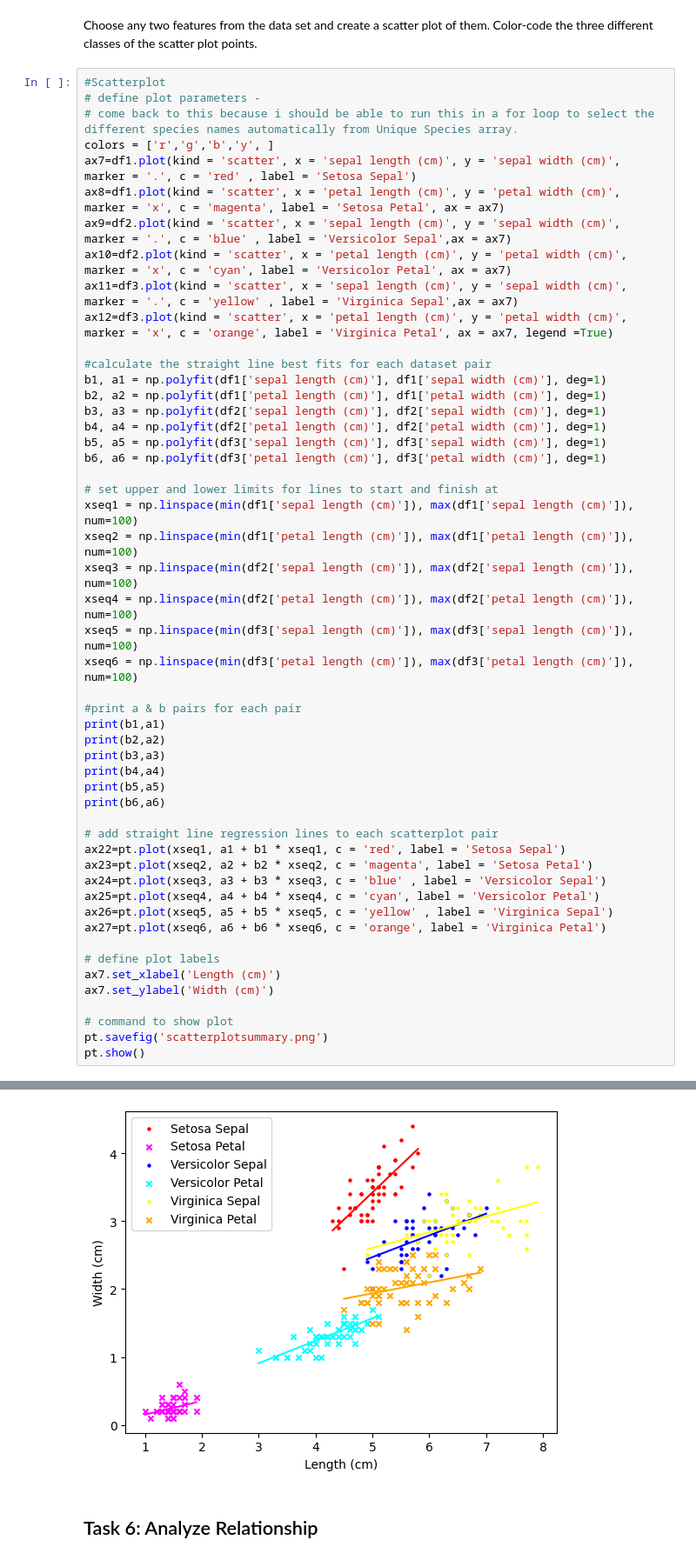
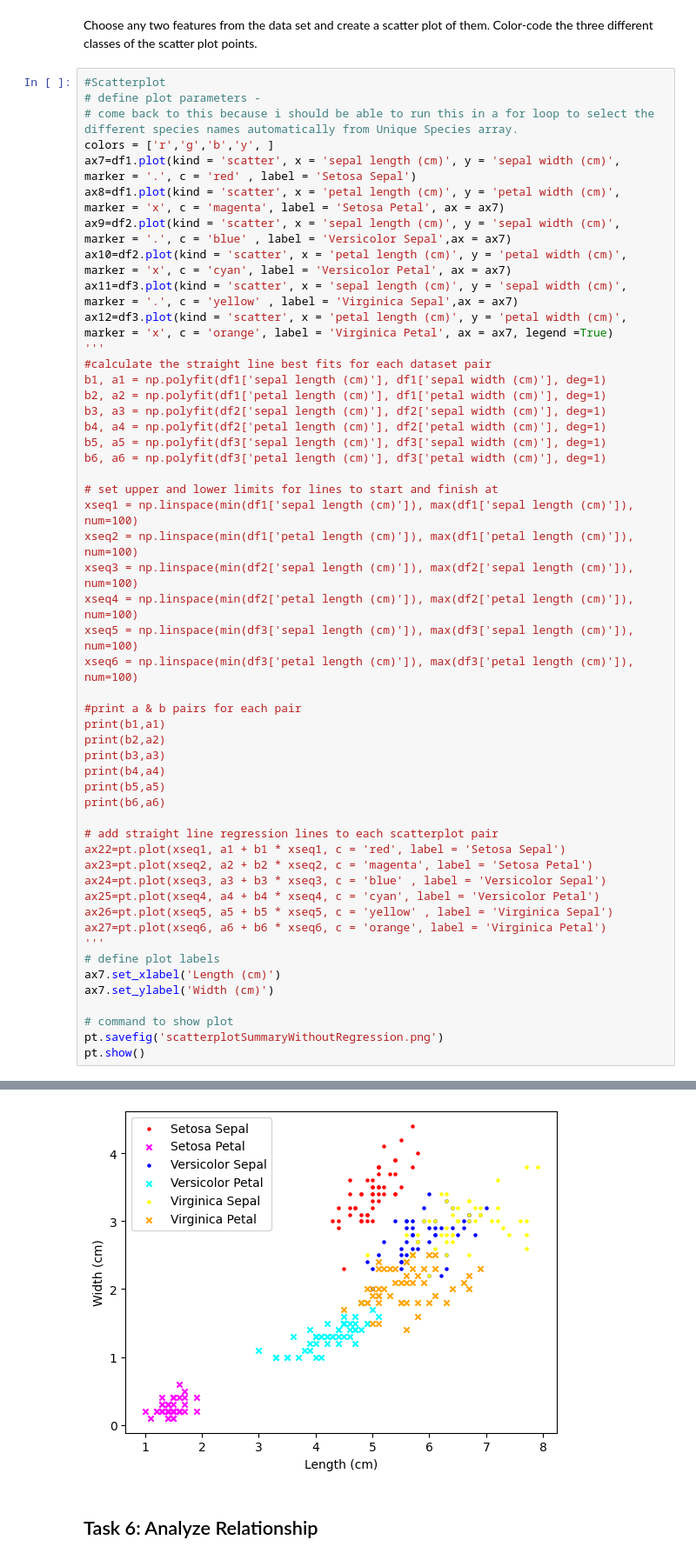
Before and after one commit to cathalred88/principles_of_data_analytics, a Jupyter notebook: tasks.ipynb, the cells around one changed output, grey strips where cells are left out. Shown at 87% size. Cells and saved outputs as stored; diff of their text form.

```diff
--- a/tasks.ipynb
+++ b/tasks.ipynb
@@ -177,7 +177,7 @@ ax9=df2.plot(kind = 'scatter', x = 'sepal length (cm)', y = 'sepal width (cm)',
 ax10=df2.plot(kind = 'scatter', x = 'petal length (cm)', y = 'petal width (cm)', marker = 'x', c = 'cyan', label = 'Versicolor Petal', ax = ax7)
 ax11=df3.plot(kind = 'scatter', x = 'sepal length (cm)', y = 'sepal width (cm)', marker = '.', c = 'yellow' , label = 'Virginica Sepal',ax = ax7)
 ax12=df3.plot(kind = 'scatter', x = 'petal length (cm)', y = 'petal width (cm)', marker = 'x', c = 'orange', label = 'Virginica Petal', ax = ax7, legend =True)
-
+'''
 #calculate the straight line best fits for each dataset pair
 b1, a1 = np.polyfit(df1['sepal length (cm)'], df1['sepal width (cm)'], deg=1)
 b2, a2 = np.polyfit(df1['petal length (cm)'], df1['petal width (cm)'], deg=1)
@@ -209,12 +209,12 @@ ax24=pt.plot(xseq3, a3 + b3 * xseq3, c = 'blue' , label = 'Versicolor Sepal')
 ax25=pt.plot(xseq4, a4 + b4 * xseq4, c = 'cyan', label = 'Versicolor Petal')
 ax26=pt.plot(xseq5, a5 + b5 * xseq5, c = 'yellow' , label = 'Virginica Sepal')
 ax27=pt.plot(xseq6, a6 + b6 * xseq6, c = 'orange', label = 'Virginica Petal')
-
+'''
 # define plot labels
 ax7.set_xlabel('Length (cm)')
 ax7.set_ylabel('Width (cm)')
 
 # command to show plot
-pt.savefig('scatterplotsummary.png')
+pt.savefig('scatterplotSummaryWithoutRegression.png')
 pt.show()
 # %% [output]
@@ -227,4 +221,4 @@ pt.show()
-[figure, old version]
+[figure, new version]
 # %% [markdown]
 ## Task 6: Analyze Relationship
 # %% [markdown]
```
Also changed, not shown: parts of 2 cells of this notebook, 2 other files.
